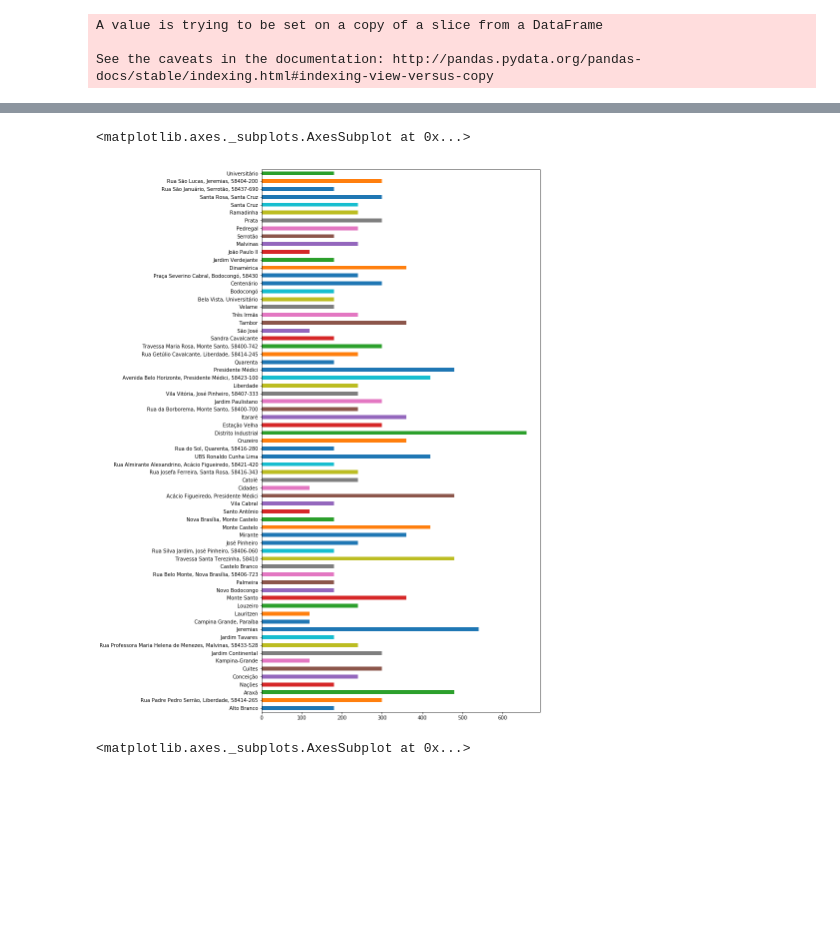
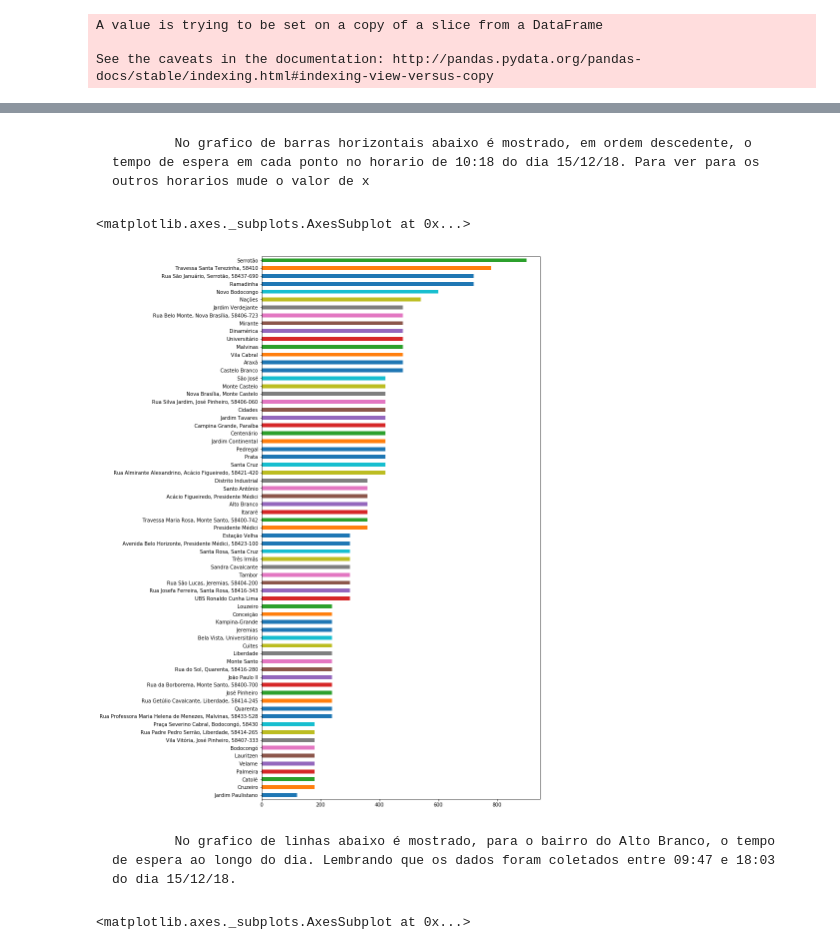
Before and after one commit to henry-ns/uber-in-cg, a Jupyter notebook: src/UberCG.ipynb, the cells around one changed output, grey strips where cells are left out. Drawn from its saved outputs; the diff is of its cells as text; code cells hidden in the pictures; blank space fills up the shorter version.

```diff
--- a/src/UberCG.ipynb
+++ b/src/UberCG.ipynb
@@ -5,7 +5,7 @@ import plotly.graph_objs as go
 # %%
 df = pd.read_csv("../res/bairros_estimativas.csv")
 for i, j in zip(df['horario'], range(0, df.shape[0])):
-    df['horario'][j] = i[:16]
+    df['horario'][j] = i[2:16]
 n_column = []
 for i in df.columns:
     n_column.append(i.replace(', Campina Grande, Paraíba', ''))
@@ -29,6 +43,11 @@ df.head()
+# %% [markdown]
+            No grafico de barras horizontais abaixo é mostrado, em ordem descedente, o tempo de espera em cada ponto no horario de 10:18 do dia 15/12/18. Para ver para os outros horarios mude o valor de x
 # %%
-df.iloc[10].plot.barh(figsize=(10,20))
+x = 14
+df.iloc[x].sort_values().plot.barh(figsize=(10,20))
 # %% [output]
 <matplotlib.axes._subplots.AxesSubplot at 0x...>
-[figure, old version]
+[figure, new version]
+# %% [markdown]
+            No grafico de linhas abaixo é mostrado, para o bairro do Alto Branco, o tempo de espera ao longo do dia. Lembrando que os dados foram coletados entre 09:47 e 18:03 do dia 15/12/18.
 # %%
```
Also changed, not shown: parts of 17 cells of this notebook.
